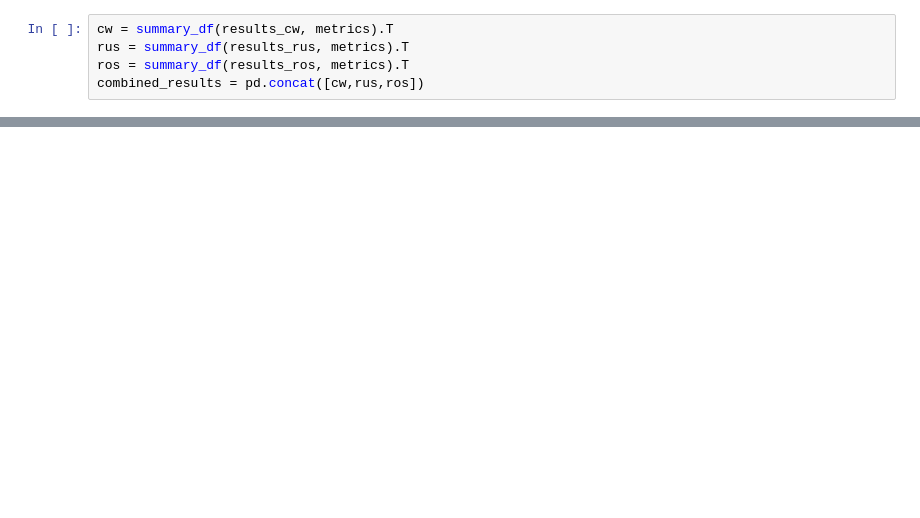
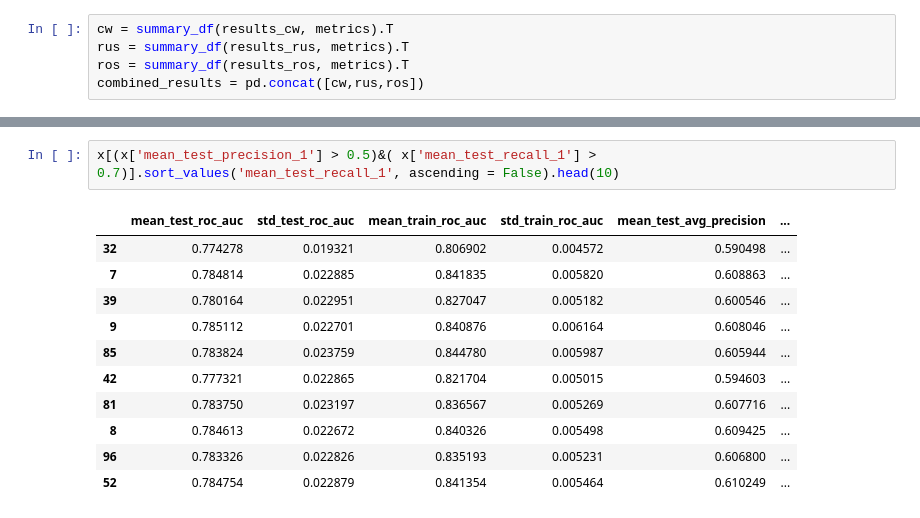
Before and after one commit to Grzesiesz/Credit-Risk-Prediction, a Jupyter notebook: south_german_credit/notebooks/Modeling.ipynb, the cells around one changed output, grey strips where cells are left out. Drawn from its saved outputs; the diff is of its cells as text; blank space fills up the shorter version.

```diff
--- a/south_german_credit/notebooks/Modeling.ipynb
+++ b/south_german_credit/notebooks/Modeling.ipynb
@@ -387,0 +421,14 @@ combined_results.sort_values('roc_auc_mean', ascending = False)
+# %%
+x[(x['mean_test_precision_1'] > 0.5)&( x['mean_test_recall_1'] > 0.7)].sort_values('mean_test_recall_1', ascending = False).head(10)
+# %% [output]
+|  | mean_test_roc_auc | std_test_roc_auc | mean_train_roc_auc | std_train_roc_auc | mean_test_avg_precision | ... |
+| 32 | 0.774278 | 0.019321 | 0.806902 | 0.004572 | 0.590498 | ... |
+| 7 | 0.784814 | 0.022885 | 0.841835 | 0.005820 | 0.608863 | ... |
+| 39 | 0.780164 | 0.022951 | 0.827047 | 0.005182 | 0.600546 | ... |
+| 9 | 0.785112 | 0.022701 | 0.840876 | 0.006164 | 0.608046 | ... |
+| 85 | 0.783824 | 0.023759 | 0.844780 | 0.005987 | 0.605944 | ... |
+| 42 | 0.777321 | 0.022865 | 0.821704 | 0.005015 | 0.594603 | ... |
+| 81 | 0.783750 | 0.023197 | 0.836567 | 0.005269 | 0.607716 | ... |
+| 8 | 0.784613 | 0.022672 | 0.840326 | 0.005498 | 0.609425 | ... |
+| 96 | 0.783326 | 0.022826 | 0.835193 | 0.005231 | 0.606800 | ... |
+| 52 | 0.784754 | 0.022879 | 0.841354 | 0.005464 | 0.610249 | ... |
```
Also changed, not shown: parts of 22 cells of this notebook, 3 other files.
